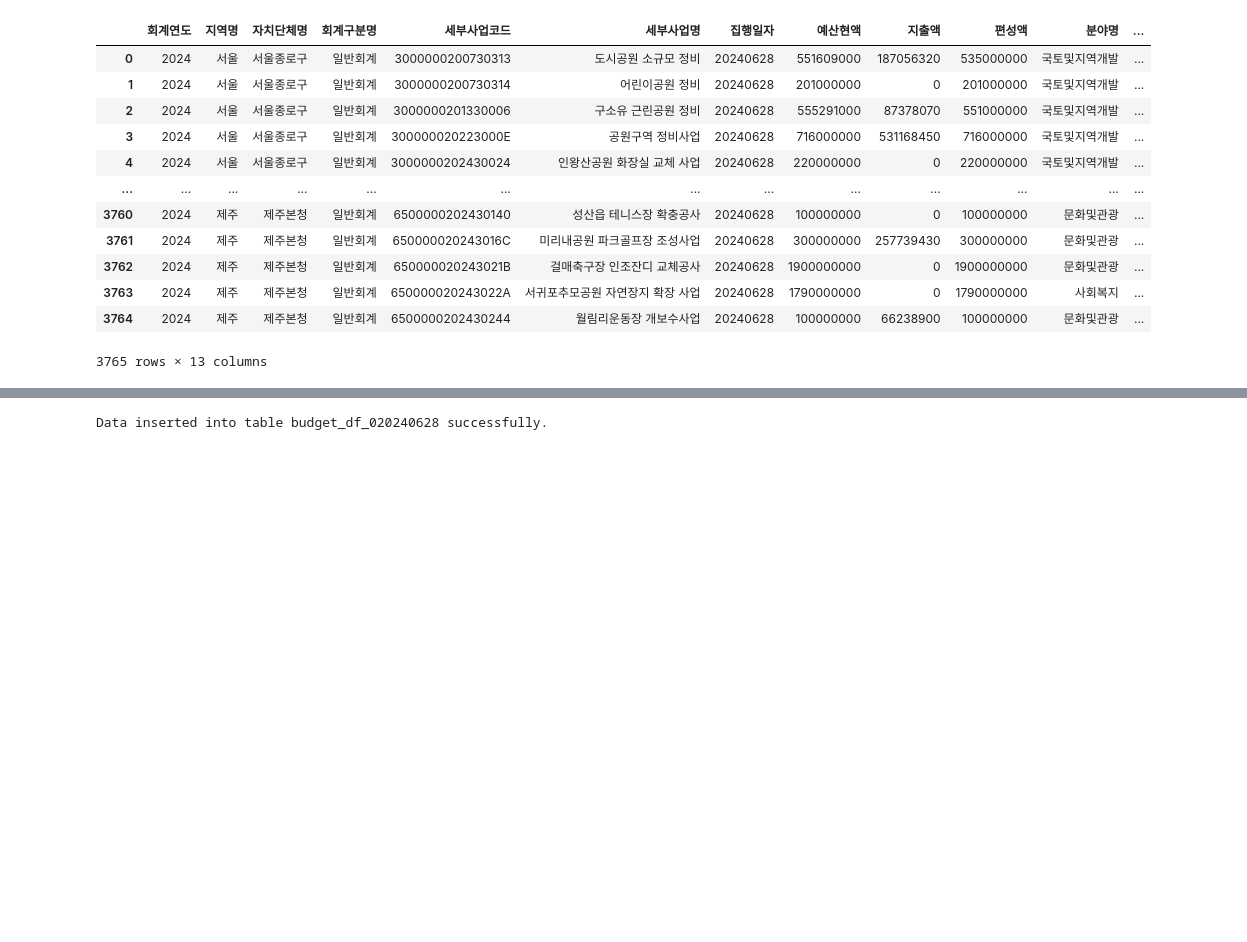
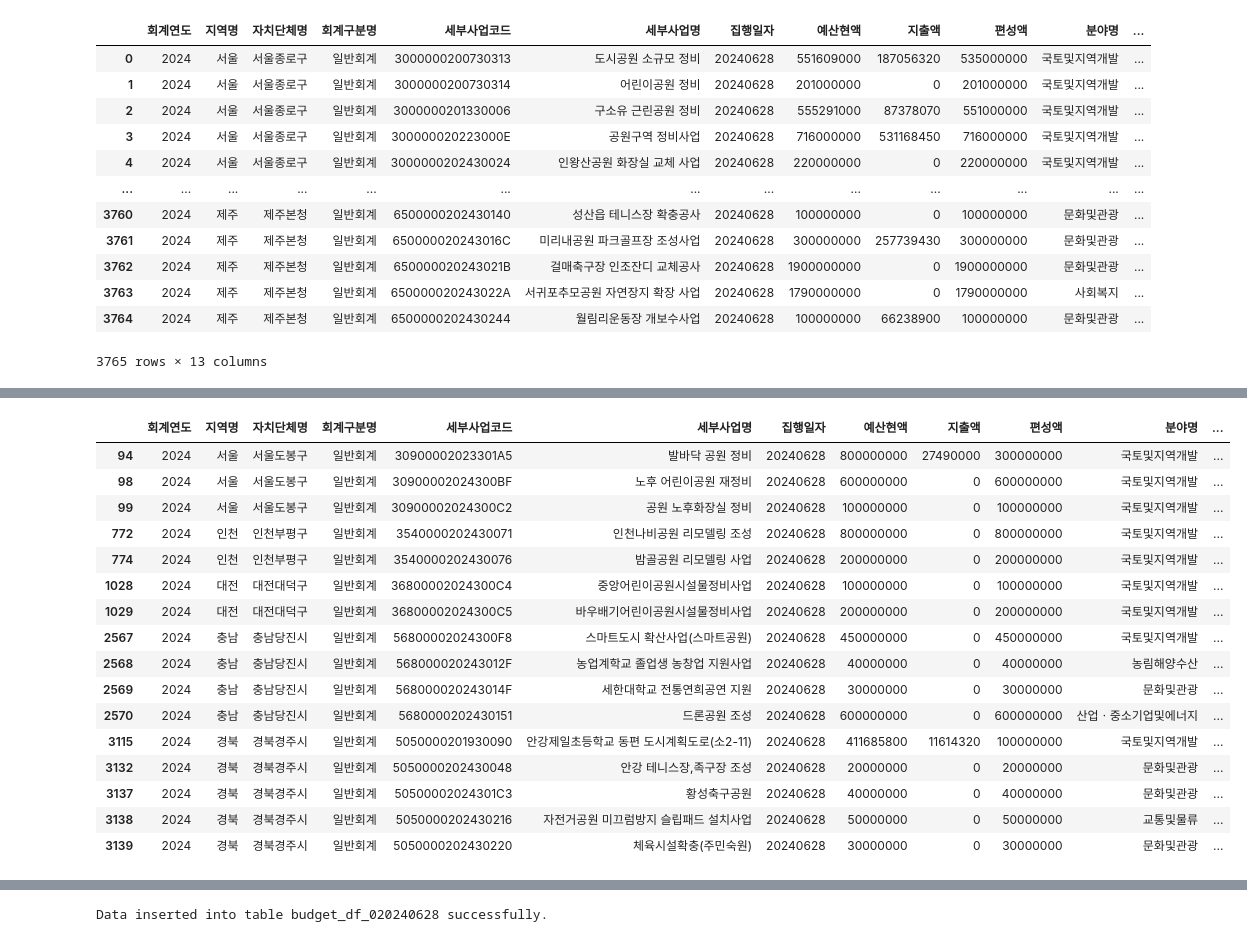
Before and after one commit to kkwann/mido_project, a Jupyter notebook: Data_collection.ipynb, the cells around one changed output, grey strips where cells are left out. Cells and saved outputs as stored; diff of their text form; code cells hidden in the pictures; blank space fills up the shorter version.

```diff
--- a/Data_collection.ipynb
+++ b/Data_collection.ipynb
@@ -1114,3 +1112,6 @@ bid_budget_df_fin = pd.concat([bid_budget_df_filter[bid_budget_df_filter['세부
 # bid_budget_df_fin['집행일자'] = bid_budget_df_fin['집행일자'].astype(str)
 # %%
 bid_budget_df_fin.to_csv('C:/py_src/midoproject/data/budget_df_20240628.csv', index=False, encoding='utf-8-sig')
+# %%
+bid_budget_df_0627 = pd.read_csv('C:/py_src/midoproject/data/budget_df_20240627.csv')
+bid_budget_df_0628 = pd.read_csv('C:/py_src/midoproject/data/budget_df_20240628.csv')
@@ -1117,3 +1141,23 @@ bid_budget_df_fin.to_csv('C:/py_src/midoproject/data/budget_df_20240628.csv', in
+# %%
+bid_budget_df_0628[~bid_budget_df_0628['세부사업코드'].isin(bid_budget_df_0627['세부사업코드'])]
+# %% [output]
+|  | 회계연도 | 지역명 | 자치단체명 | 회계구분명 | 세부사업코드 | 세부사업명 | 집행일자 | 예산현액 | 지출액 | 편성액 | 분야명 | ... |
+| 94 | 2024 | 서울 | 서울도봉구 | 일반회계 | 30900002023301A5 | 발바닥 공원 정비 | 20240628 | 800000000 | 27490000 | 300000000 | 국토및지역개발 | ... |
+| 98 | 2024 | 서울 | 서울도봉구 | 일반회계 | 30900002024300BF | 노후 어린이공원 재정비 | 20240628 | 600000000 | 0 | 600000000 | 국토및지역개발 | ... |
+| 99 | 2024 | 서울 | 서울도봉구 | 일반회계 | 30900002024300C2 | 공원 노후화장실 정비 | 20240628 | 100000000 | 0 | 100000000 | 국토및지역개발 | ... |
+| 772 | 2024 | 인천 | 인천부평구 | 일반회계 | 3540000202430071 | 인천나비공원 리모델링 조성 | 20240628 | 800000000 | 0 | 800000000 | 국토및지역개발 | ... |
+| 774 | 2024 | 인천 | 인천부평구 | 일반회계 | 3540000202430076 | 밤골공원 리모델링 사업 | 20240628 | 200000000 | 0 | 200000000 | 국토및지역개발 | ... |
+| 1028 | 2024 | 대전 | 대전대덕구 | 일반회계 | 36800002024300C4 | 중앙어린이공원시설물정비사업 | 20240628 | 100000000 | 0 | 100000000 | 국토및지역개발 | ... |
+| 1029 | 2024 | 대전 | 대전대덕구 | 일반회계 | 36800002024300C5 | 바우배기어린이공원시설물정비사업 | 20240628 | 200000000 | 0 | 200000000 | 국토및지역개발 | ... |
+| 2567 | 2024 | 충남 | 충남당진시 | 일반회계 | 56800002024300F8 | 스마트도시 확산사업(스마트공원) | 20240628 | 450000000 | 0 | 450000000 | 국토및지역개발 | ... |
+| 2568 | 2024 | 충남 | 충남당진시 | 일반회계 | 568000020243012F | 농업계학교 졸업생 농창업 지원사업 | 20240628 | 40000000 | 0 | 40000000 | 농림해양수산 | ... |
+| 2569 | 2024 | 충남 | 충남당진시 | 일반회계 | 568000020243014F | 세한대학교 전통연희공연 지원 | 20240628 | 30000000 | 0 | 30000000 | 문화및관광 | ... |
+| 2570 | 2024 | 충남 | 충남당진시 | 일반회계 | 5680000202430151 | 드론공원 조성 | 20240628 | 600000000 | 0 | 600000000 | 산업ㆍ중소기업및에너지 | ... |
+| 3115 | 2024 | 경북 | 경북경주시 | 일반회계 | 5050000201930090 | 안강제일초등학교 동편 도시계획도로(소2-11) | 20240628 | 411685800 | 11614320 | 100000000 | 국토및지역개발 | ... |
+| 3132 | 2024 | 경북 | 경북경주시 | 일반회계 | 5050000202430048 | 안강 테니스장,족구장 조성 | 20240628 | 20000000 | 0 | 20000000 | 문화및관광 | ... |
+| 3137 | 2024 | 경북 | 경북경주시 | 일반회계 | 50500002024301C3 | 황성축구공원 | 20240628 | 40000000 | 0 | 40000000 | 문화및관광 | ... |
+| 3138 | 2024 | 경북 | 경북경주시 | 일반회계 | 5050000202430216 | 자전거공원 미끄럼방지 슬립패드 설치사업 | 20240628 | 50000000 | 0 | 50000000 | 교통및물류 | ... |
+| 3139 | 2024 | 경북 | 경북경주시 | 일반회계 | 5050000202430220 | 체육시설확충(주민숙원) | 20240628 | 30000000 | 0 | 30000000 | 문화및관광 | ... |
 # %%
 bid_budget_df_fin = pd.read_csv('C:/py_src/midoproject/data/budget_df_20240628.csv')
 # %%
```
Also changed, not shown: parts of 6 cells of this notebook, 1 other file.
